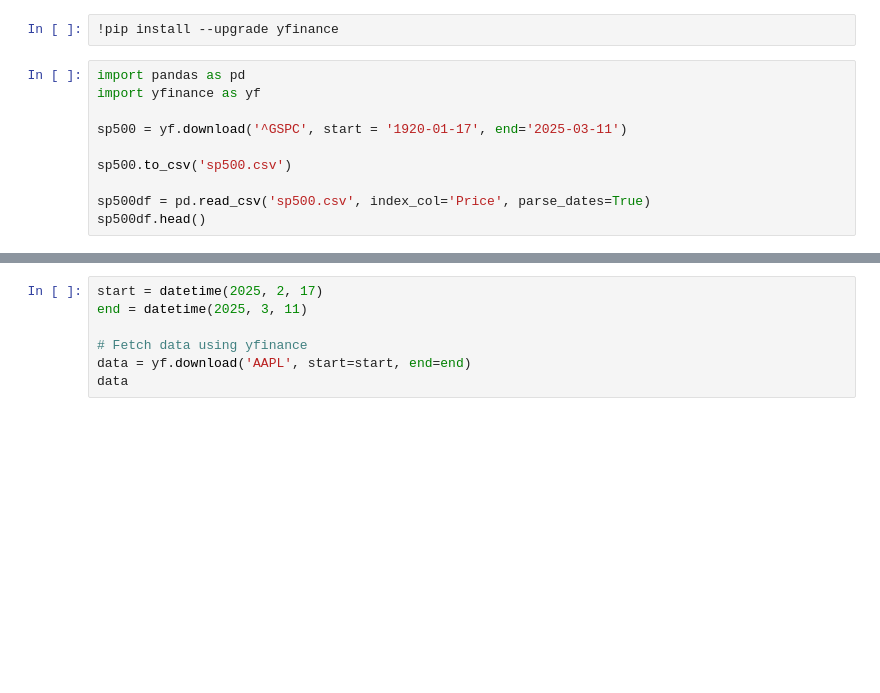
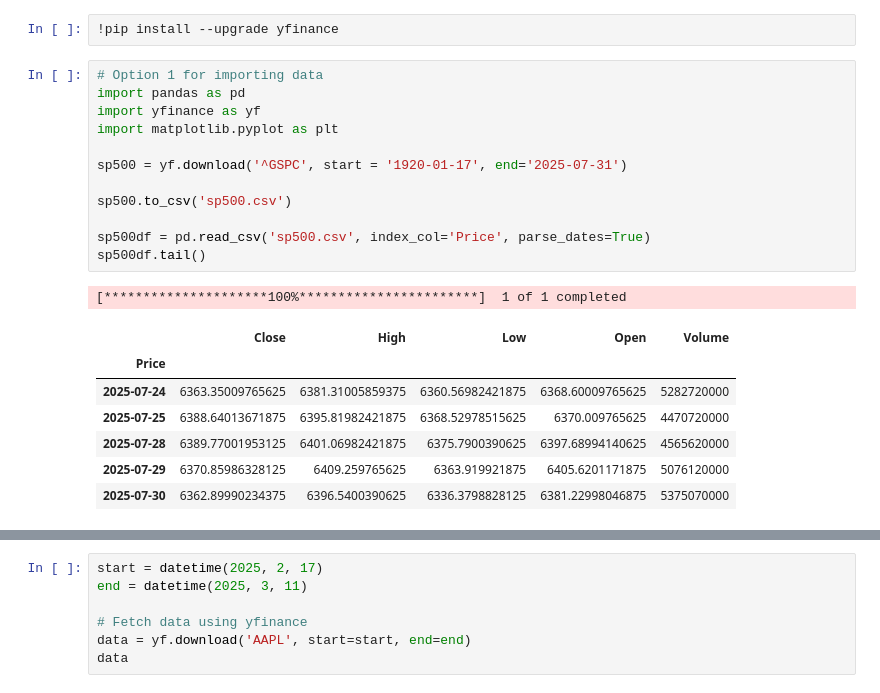
Before and after one commit to d3lyan/UNWE, a Jupyter notebook: Thesis.ipynb, the cells around one changed output, grey strips where cells are left out. Cells and saved outputs as stored; diff of their text form; blank space fills up the shorter version.

```diff
--- a/Thesis.ipynb
+++ b/Thesis.ipynb
@@ -5,12 +24,23 @@ Political Influence on Stock Market Performance Analysis
 # %%
 !pip install --upgrade yfinance
 # %%
+# Option 1 for importing data
 import pandas as pd
 import yfinance as yf
+import matplotlib.pyplot as plt
 
-sp500 = yf.download('^GSPC', start = '1920-01-17', end='2025-03-11')
+sp500 = yf.download('^GSPC', start = '1920-01-17', end='2025-07-31')
 
 sp500.to_csv('sp500.csv')
 
 sp500df = pd.read_csv('sp500.csv', index_col='Price', parse_dates=True)
-sp500df.head()
+sp500df.tail()
+# %% [output]
+[*********************100%***********************]  1 of 1 completed
+|  | Close | High | Low | Open | Volume |
+| Price |  |  |  |  |  |
+| 2025-07-24 | 6363.35009765625 | 6381.31005859375 | 6360.56982421875 | 6368.60009765625 | 5282720000 |
+| 2025-07-25 | 6388.64013671875 | 6395.81982421875 | 6368.52978515625 | 6370.009765625 | 4470720000 |
+| 2025-07-28 | 6389.77001953125 | 6401.06982421875 | 6375.7900390625 | 6397.68994140625 | 4565620000 |
+| 2025-07-29 | 6370.85986328125 | 6409.259765625 | 6363.919921875 | 6405.6201171875 | 5076120000 |
+| 2025-07-30 | 6362.89990234375 | 6396.5400390625 | 6336.3798828125 | 6381.22998046875 | 5375070000 |
```
Also changed, not shown: parts of 11 cells of this notebook, 1 other file.
